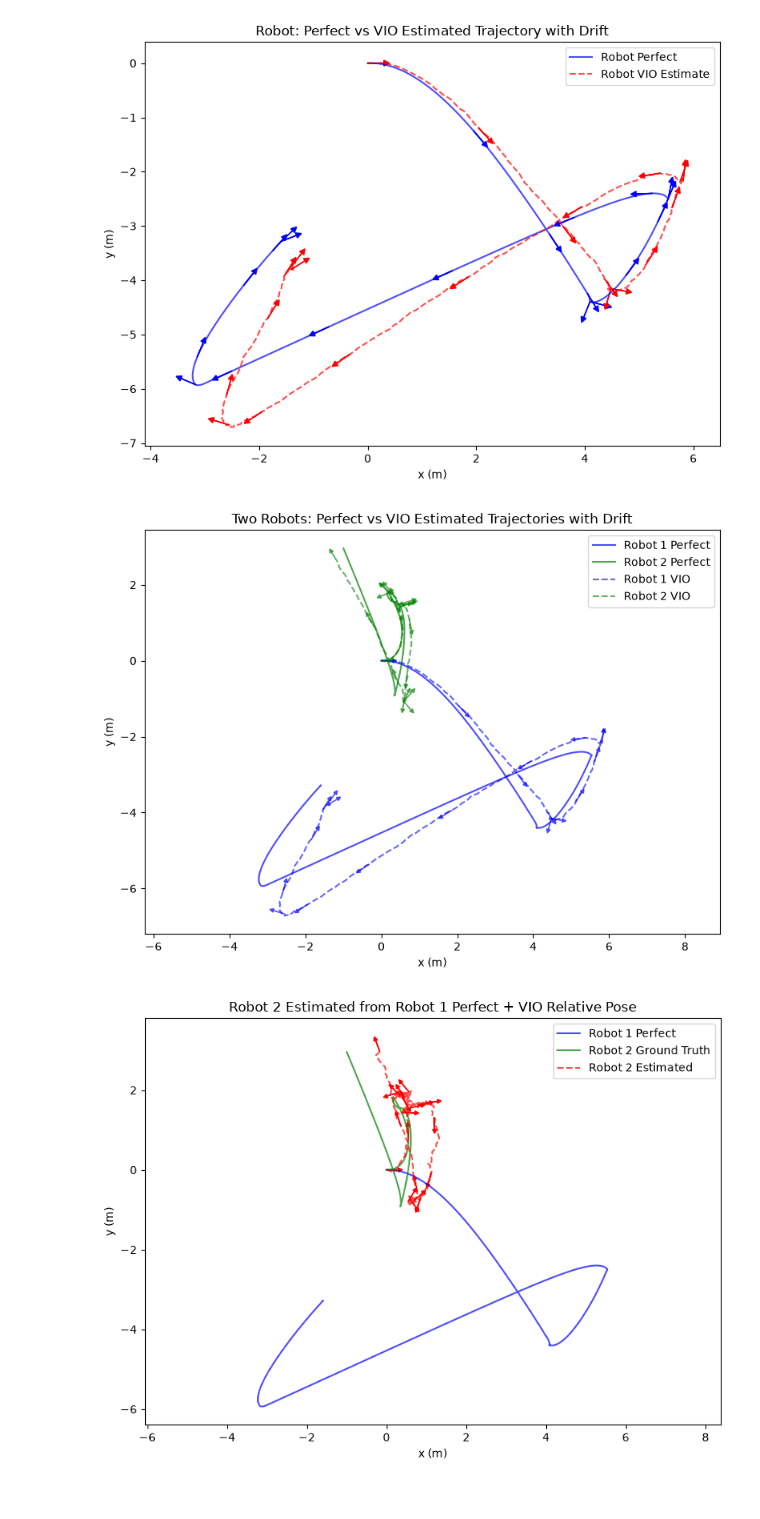
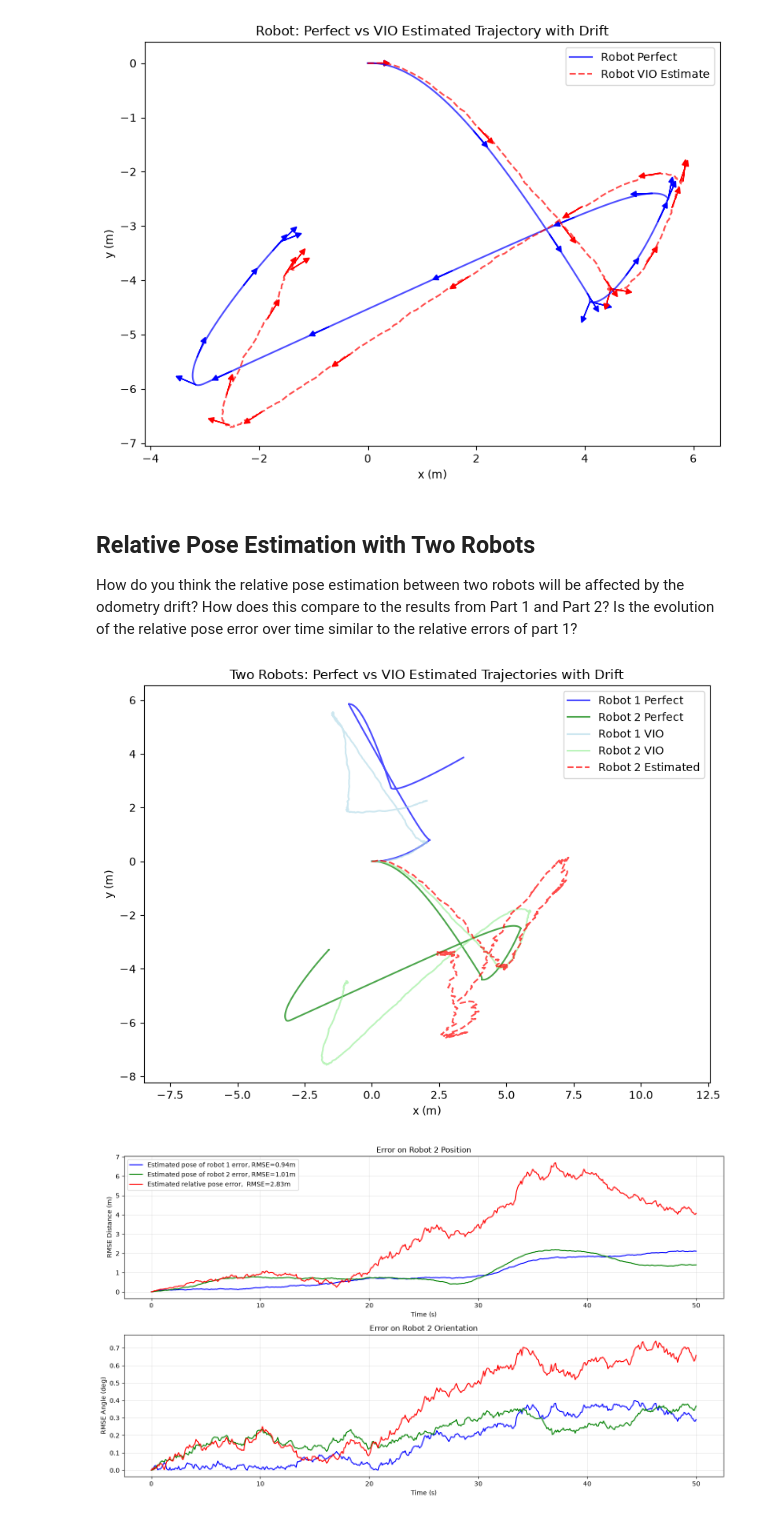
Before and after one commit to y2d2/Relative-localisation-tutorial, a Jupyter notebook: notebooks/part_3.ipynb, the cells around one changed output. Cells and saved outputs as stored; diff of their text form; code cells hidden in the pictures.

Commit message:
Part_3 complete.

```diff
--- a/notebooks/part_3.ipynb
+++ b/notebooks/part_3.ipynb
@@ -9,12 +7,8 @@ import sys
 sys.path.insert(0, '../src')
 
 import part3_functions
+import numpy as np
 from config import TrajectoryConfig, VIOConfig
 
-import numpy as np
-
-
-from config import TrajectoryConfig, VIOConfig
-from trajectory import generate_trajectory, sgal3_to_se2_poses
-from vio_sensor import simulate_vio_odometry
-from relative_pose import compute_relative_poses
+duration = 50.0
+timestep = 0.1
@@ -27,28 +25,27 @@ vio_config = VIOConfig(sig_v=0.1, sig_w=0.05)
 poses_robot1_perfect, poses_robot1_noisy = part3_functions.plot_single_robot_vio(traj_config, vio_config)
 # %% [output]
 [figure]
+# %% [markdown]
+## Relative Pose Estimation with Two Robots
+
+How do you think the relative pose estimation between two robots will be affected by the odometry drift? How does this compare to the results from Part 1 and Part 2?
+Is the  evolution of the relative pose error over time similar to the relative errors of part 1?
 # %%
 # Parameters for robot 2 trajectory + VIO simulation
 
-traj_config_robot1 = TrajectoryConfig(duration=50.0, timestep=0.1, seed=42)
-vio_config_robot1 = VIOConfig(sig_v=0.1, sig_w=0.05)
+vio_config_robot1 = VIOConfig(sig_v=0.1, sig_w=0.1)
 
-traj_config_robot2 = TrajectoryConfig(
-    duration=50.0,
-    timestep=0.1,
-    seed=123,
-    start_x=2.0,
-    start_y=2.0,
-    start_theta=np.deg2rad(45)
-)
-vio_config_robot2 = VIOConfig(sig_v=0.1, sig_w=0.05)
+
+traj_config_robot1 = TrajectoryConfig(duration=duration, timestep=timestep, seed=32)
+traj_config_robot2 = TrajectoryConfig( duration=duration, timestep=timestep, seed=42)
+vio_config_robot2 = vio_config_robot1
 
 part3_functions.plot_two_robots_vio(
     traj_config_robot1,
     vio_config_robot1,
     traj_config_robot2,
     vio_config_robot2
 )
 # %% [output]
-[figure, old version]
+[figure, new version]
-[figure, old version]
+[figure, new version]
```
Also changed, not shown: parts of 5 cells of this notebook, 1 other file.
